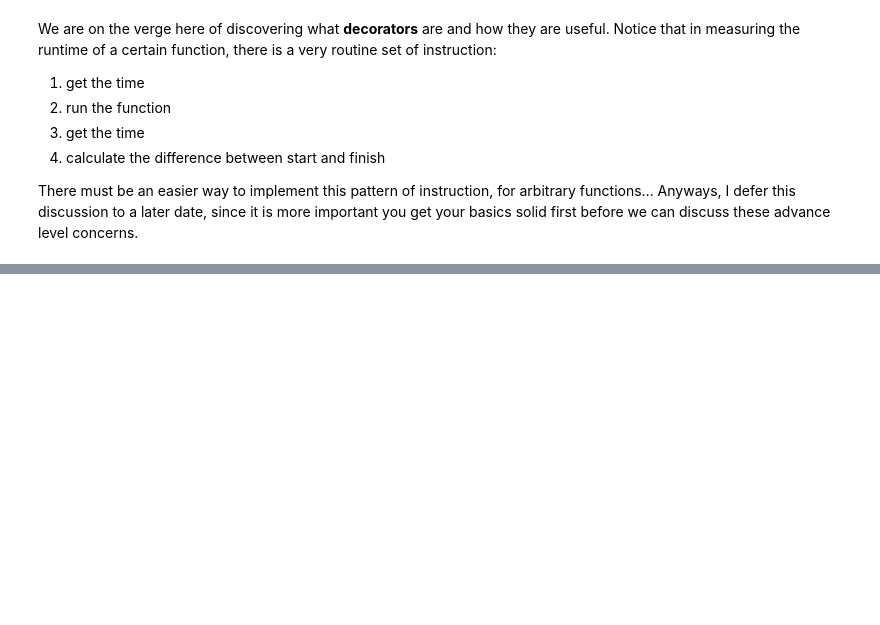
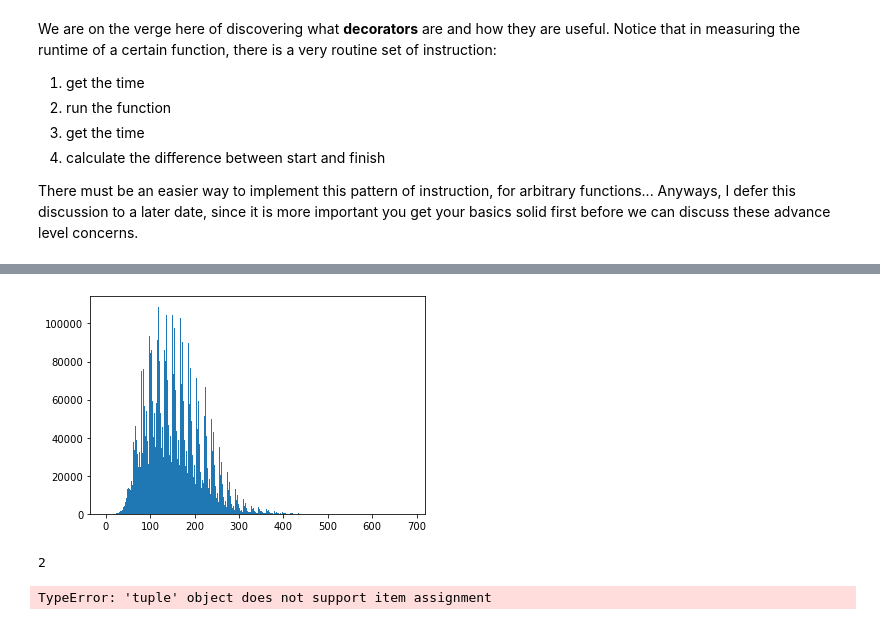
Before and after one commit to slashdotfield/ap155-1SAY2223, a Jupyter notebook: notebooks/01 - Python implementation notes I.ipynb, the cells around one changed output, grey strips where cells are left out. Cells and saved outputs as stored; diff of their text form; code cells hidden in the pictures; blank space fills up the shorter version.

```diff
--- a/notebooks/01 - Python implementation notes I.ipynb
+++ b/notebooks/01 - Python implementation notes I.ipynb
@@ -554,0 +644,5 @@ There must be an easier way to implement this pattern of instruction, for arbitr
+# %%
+plt.hist(data1,bins=max(data1)+1)
+plt.show()
+# %% [output]
+[figure, added]
@@ -554,0 +651,8 @@ There must be an easier way to implement this pattern of instruction, for arbitr
+# %%
+a[1]
+# %% [output]
+2
+# %%
+a[1] = 3
+# %% [output]
+TypeError: 'tuple' object does not support item assignment
```
Also changed, not shown: parts of 20 cells of this notebook, 1 other file.
